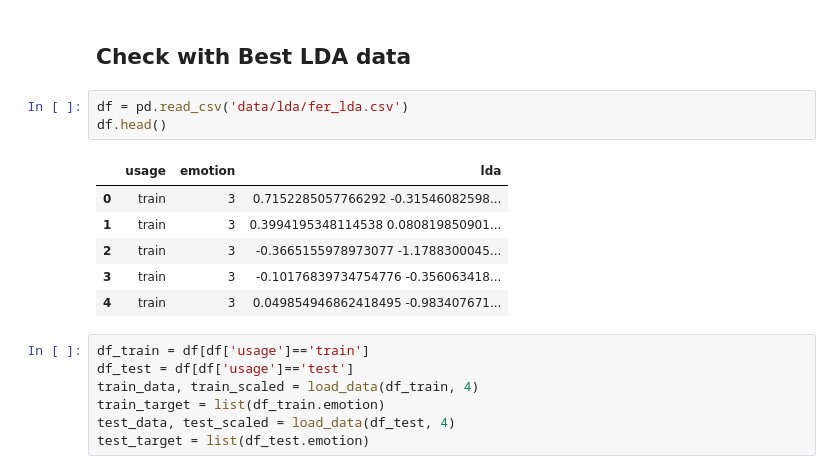
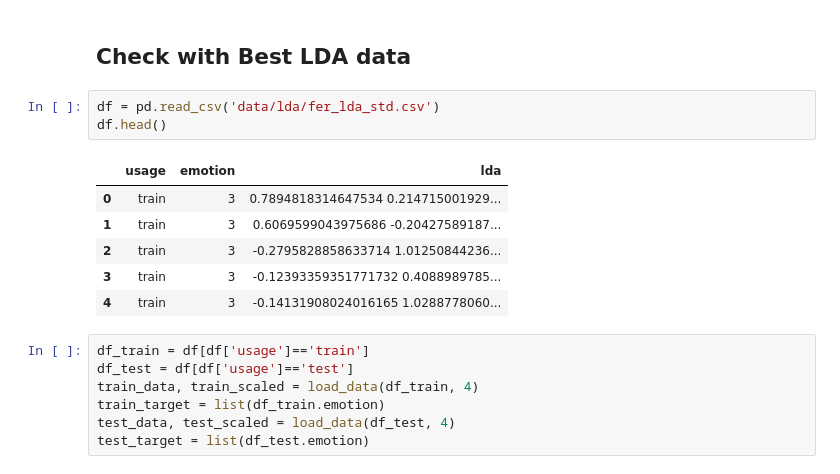
Before and after one commit to chikakoto/facial-expression-recognition, a Jupyter notebook: notebooks/4.0_SVM.ipynb, the cells around one changed output. Saved outputs shown, nothing was run; the diff lists cells and outputs as text.

```diff
--- a/notebooks/4.0_SVM.ipynb
+++ b/notebooks/4.0_SVM.ipynb
@@ -895,15 +913,15 @@ dummy.score(X_test, y_test)
 # %% [markdown]
 ## Check with Best LDA data
 # %%
-df = pd.read_csv('data/lda/fer_lda.csv')
+df = pd.read_csv('data/lda/fer_lda_std.csv')
 df.head()
 # %% [output]
 |  | usage | emotion | lda |
-| 0 | train | 3 | 0.7152285057766292 -0.31546082598... |
-| 1 | train | 3 | 0.3994195348114538 0.080819850901... |
-| 2 | train | 3 | -0.3665155978973077 -1.1788300045... |
-| 3 | train | 3 | -0.10176839734754776 -0.356063418... |
-| 4 | train | 3 | 0.049854946862418495 -0.983407671... |
+| 0 | train | 3 | 0.7894818314647534 0.214715001929... |
+| 1 | train | 3 | 0.6069599043975686 -0.20427589187... |
+| 2 | train | 3 | -0.2795828858633714 1.01250844236... |
+| 3 | train | 3 | -0.12393359351771732 0.4088989785... |
+| 4 | train | 3 | -0.14131908024016165 1.0288778060... |
 # %%
 df_train = df[df['usage']=='train']
 df_test = df[df['usage']=='test']
```
Also changed, not shown: parts of 40 cells of this notebook.
